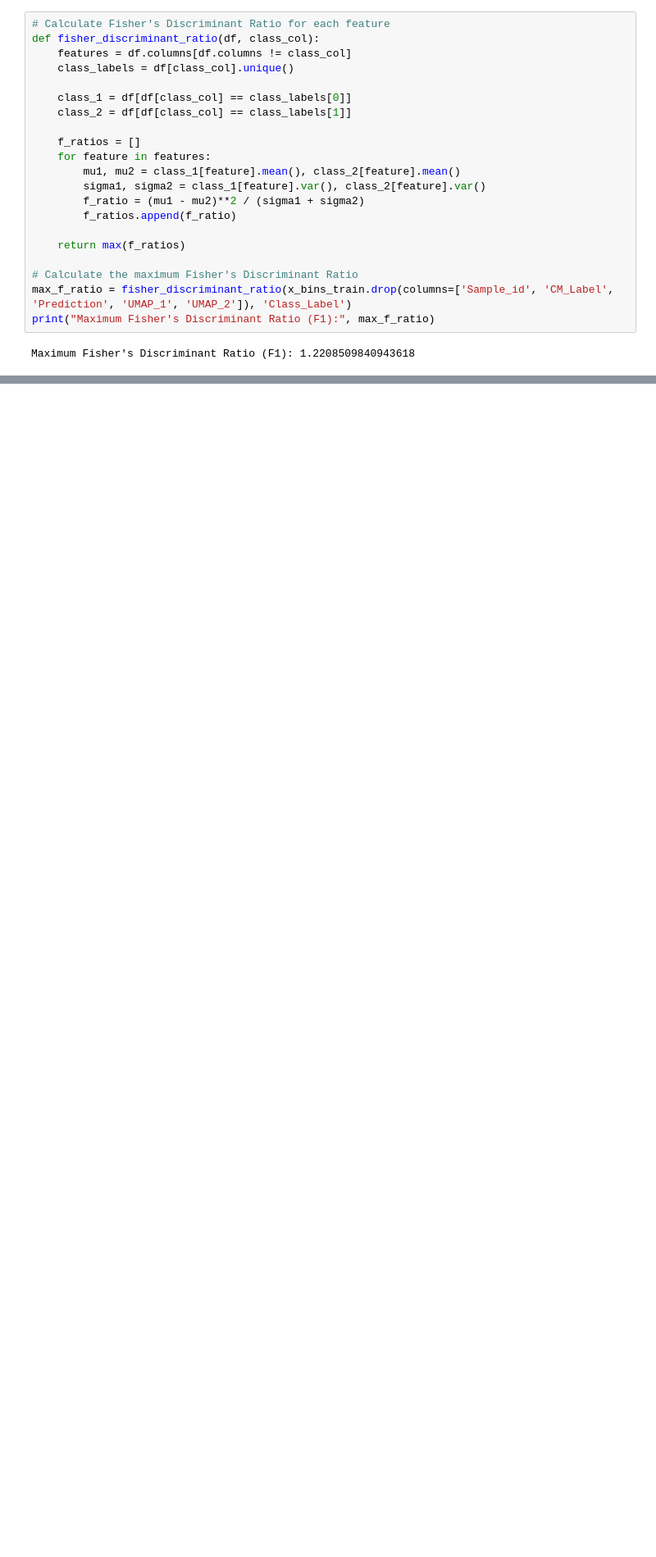
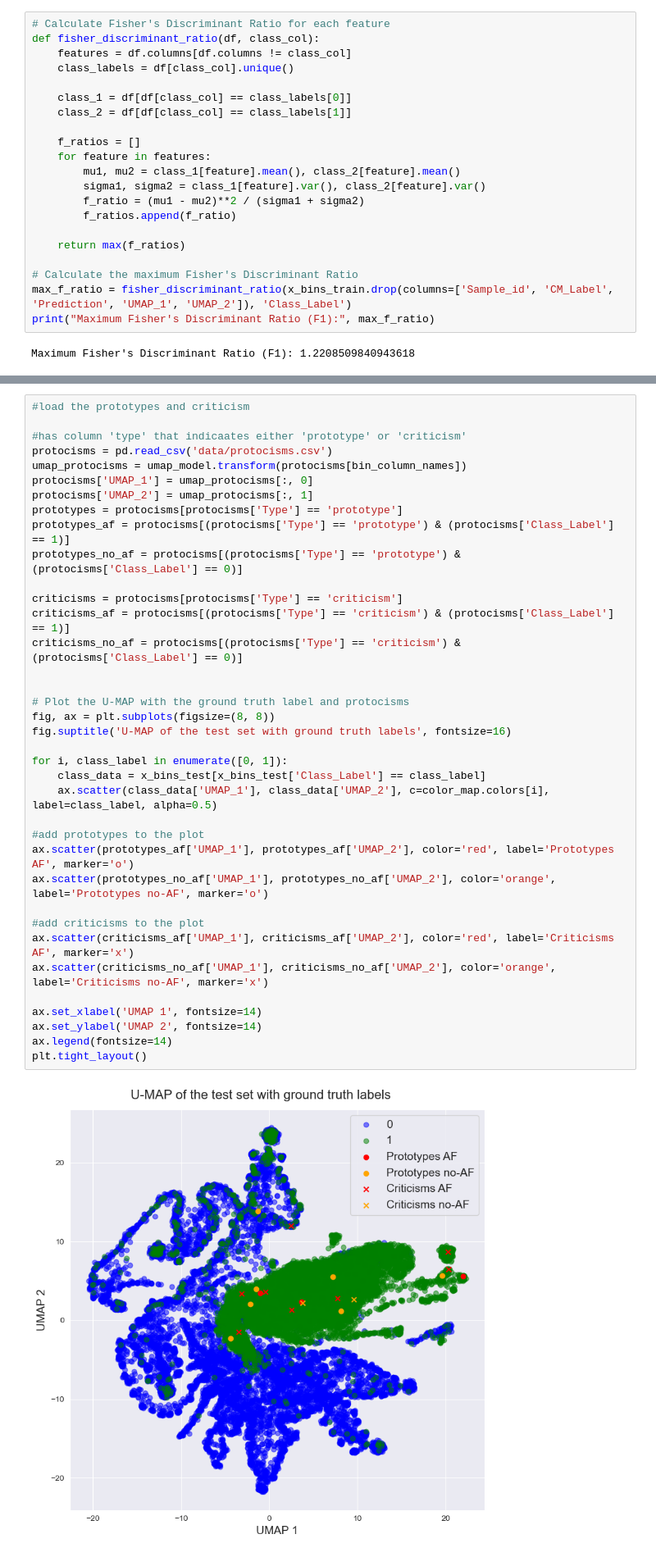
Before and after one commit to gijsdesmit/XAI_project, a Jupyter notebook: Dimensionality_reduction_pipeline.ipynb, the cells around one changed output, grey strips where cells are left out. Shown at 82% size. Saved outputs shown, nothing was run; the diff lists cells and outputs as text; blank space fills up the shorter version.

Commit message:
added loading of protocisms

```diff
--- a/Dimensionality_reduction_pipeline.ipynb
+++ b/Dimensionality_reduction_pipeline.ipynb
@@ -428,0 +452,39 @@ Maximum Fisher's Discriminant Ratio (F1): 1.2208509840943618
+# %%
+#load the prototypes and criticism
+
+#has column 'type' that indicaates either 'prototype' or 'criticism'
+protocisms = pd.read_csv('data/protocisms.csv')
+umap_protocisms = umap_model.transform(protocisms[bin_column_names])
+protocisms['UMAP_1'] = umap_protocisms[:, 0]
+protocisms['UMAP_2'] = umap_protocisms[:, 1]
+prototypes = protocisms[protocisms['Type'] == 'prototype']
+prototypes_af = protocisms[(protocisms['Type'] == 'prototype') & (protocisms['Class_Label'] == 1)]
+prototypes_no_af = protocisms[(protocisms['Type'] == 'prototype') & (protocisms['Class_Label'] == 0)]
+
+criticisms = protocisms[protocisms['Type'] == 'criticism']
+criticisms_af = protocisms[(protocisms['Type'] == 'criticism') & (protocisms['Class_Label'] == 1)]
+criticisms_no_af = protocisms[(protocisms['Type'] == 'criticism') & (protocisms['Class_Label'] == 0)]
+
+
+# Plot the U-MAP with the ground truth label and protocisms
+fig, ax = plt.subplots(figsize=(8, 8))
+fig.suptitle('U-MAP of the test set with ground truth labels', fontsize=16)
+
+for i, class_label in enumerate([0, 1]):
+    class_data = x_bins_test[x_bins_test['Class_Label'] == class_label]
+    ax.scatter(class_data['UMAP_1'], class_data['UMAP_2'], c=color_map.colors[i], label=class_label, alpha=0.5)
+
+#add prototypes to the plot
+ax.scatter(prototypes_af['UMAP_1'], prototypes_af['UMAP_2'], color='red', label='Prototypes AF', marker='o')
+ax.scatter(prototypes_no_af['UMAP_1'], prototypes_no_af['UMAP_2'], color='orange', label='Prototypes no-AF', marker='o')
+
+#add criticisms to the plot
+ax.scatter(criticisms_af['UMAP_1'], criticisms_af['UMAP_2'], color='red', label='Criticisms AF', marker='x')
+ax.scatter(criticisms_no_af['UMAP_1'], criticisms_no_af['UMAP_2'], color='orange', label='Criticisms no-AF', marker='x')
+
+ax.set_xlabel('UMAP 1', fontsize=14)
+ax.set_ylabel('UMAP 2', fontsize=14)
+ax.legend(fontsize=14)
+plt.tight_layout()
+# %% [output]
+[figure, added]
```
Also changed, not shown: parts of 6 cells of this notebook, 2 other files.
